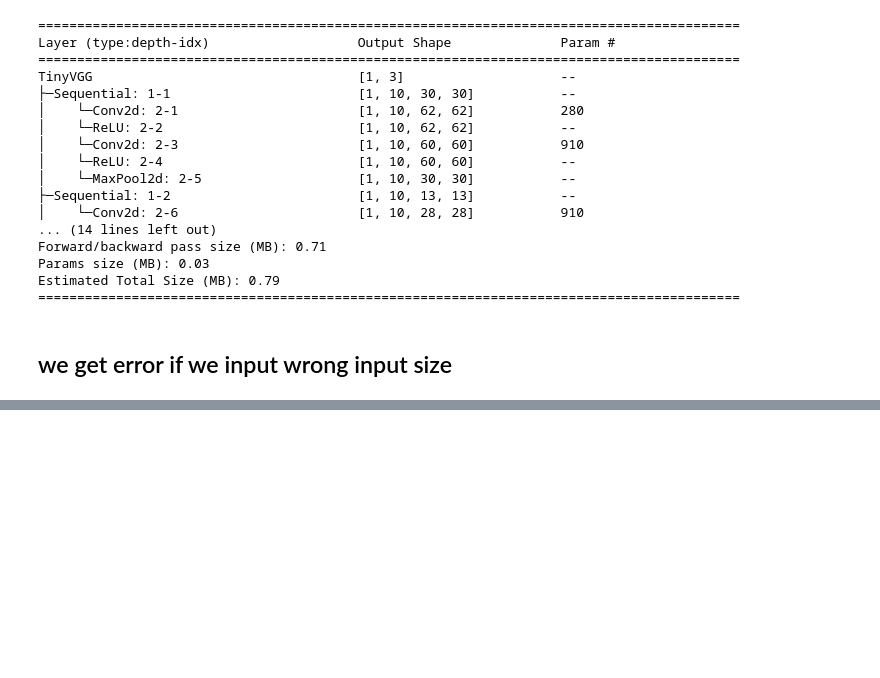
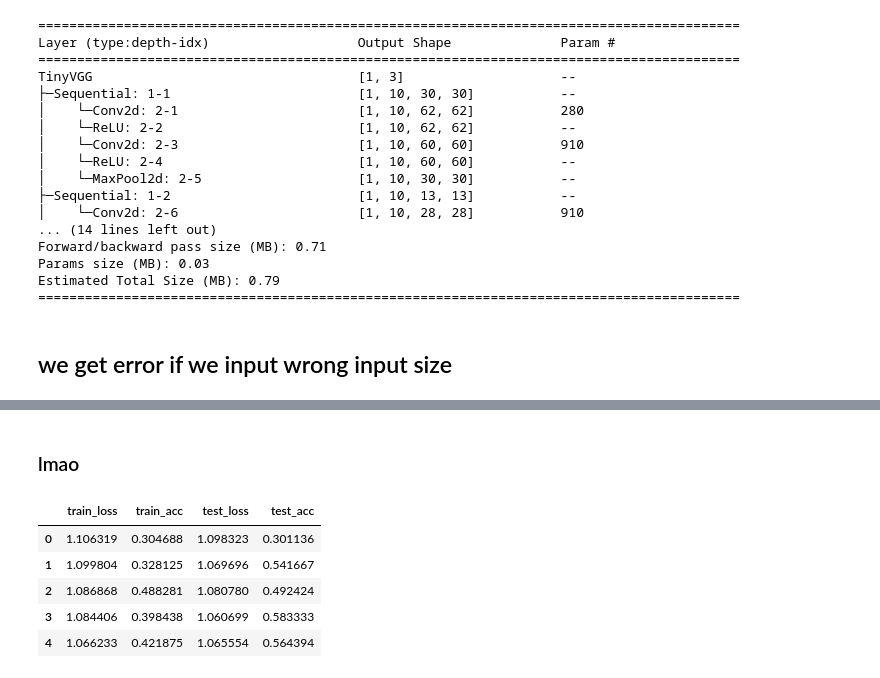
Before and after one commit to stanleyedward/pytorching, a Jupyter notebook: 6_pytorch_custom_datasets/main.ipynb, the cells around one changed output, grey strips where cells are left out. Drawn from its saved outputs; the diff is of its cells as text; code cells hidden in the pictures; blank space fills up the shorter version.

```diff
--- a/6_pytorch_custom_datasets/main.ipynb
+++ b/6_pytorch_custom_datasets/main.ipynb
@@ -1076,0 +1190,12 @@ def train(train_datalaoader: torch.utils.data.DataLoader,
+# %%
+#create trainf and test datasets and dataloaders with the data augmentation transofmrs
+#turn image fodlers into data
+from torchvision import datasets
+train_data_augmented = datasets.ImageFolder(
+    root=train_dir,
+    transform=train_transform_trivial,
+
+)
+
+test_data_simple = datasets.ImageFolder(root=test_dir,
+                                        transform=test_transform_simple)
@@ -1076,0 +1307,2 @@ def train(train_datalaoader: torch.utils.data.DataLoader,
+# %% [markdown]
+### lmao
@@ -1076,0 +1315,12 @@ def train(train_datalaoader: torch.utils.data.DataLoader,
+# %%
+import pandas as pd
+model_0_df = pd.DataFrame(model_0_results)
+model_1_df = pd.DataFrame(model_1_results)
+model_0_df
+# %% [output]
+|  | train_loss | train_acc | test_loss | test_acc |
+| 0 | 1.106319 | 0.304688 | 1.098323 | 0.301136 |
+| 1 | 1.099804 | 0.328125 | 1.069696 | 0.541667 |
+| 2 | 1.086868 | 0.488281 | 1.080780 | 0.492424 |
+| 3 | 1.084406 | 0.398438 | 1.060699 | 0.583333 |
+| 4 | 1.066233 | 0.421875 | 1.065554 | 0.564394 |
```
Also changed, not shown: parts of 15 cells of this notebook.
